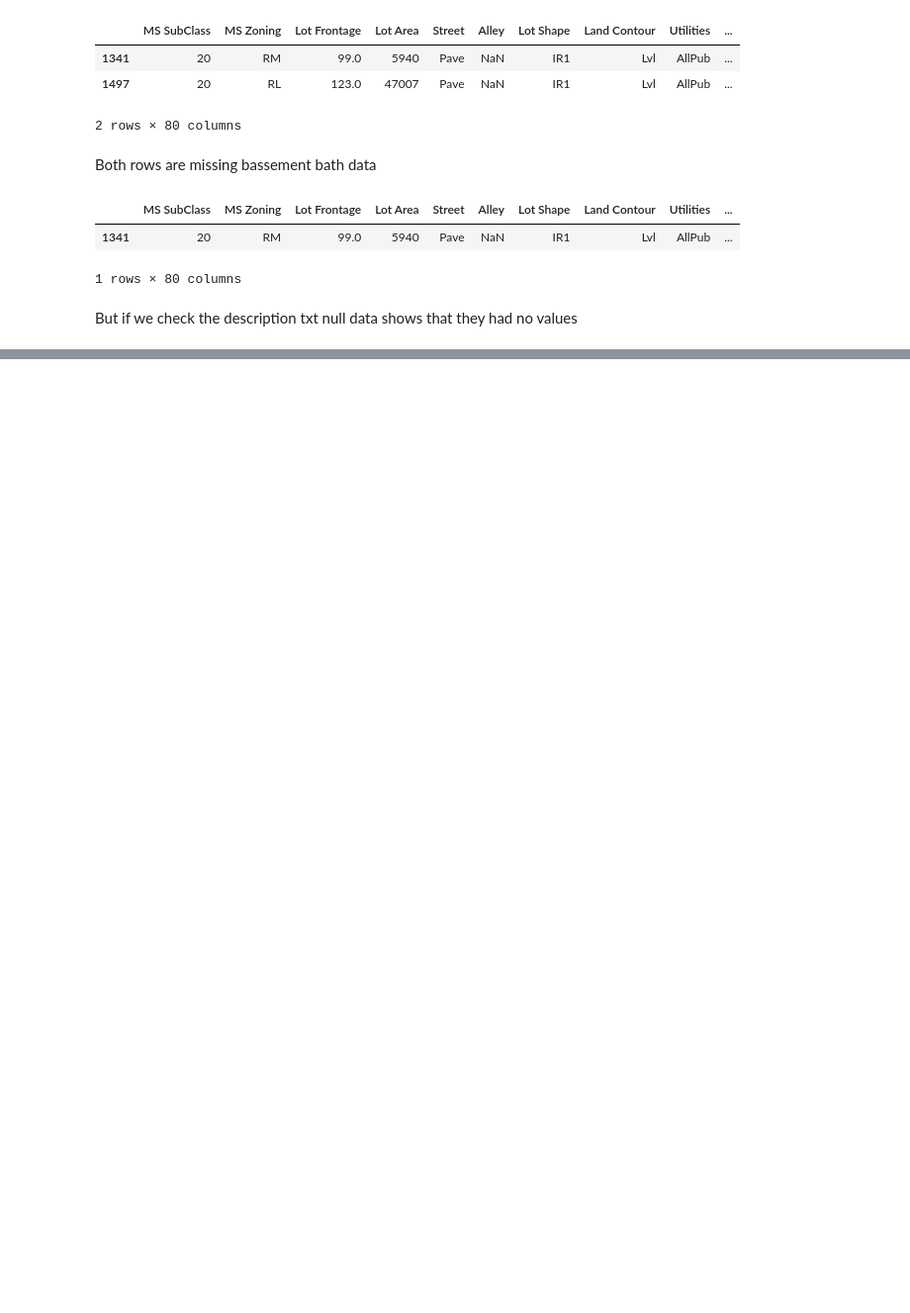
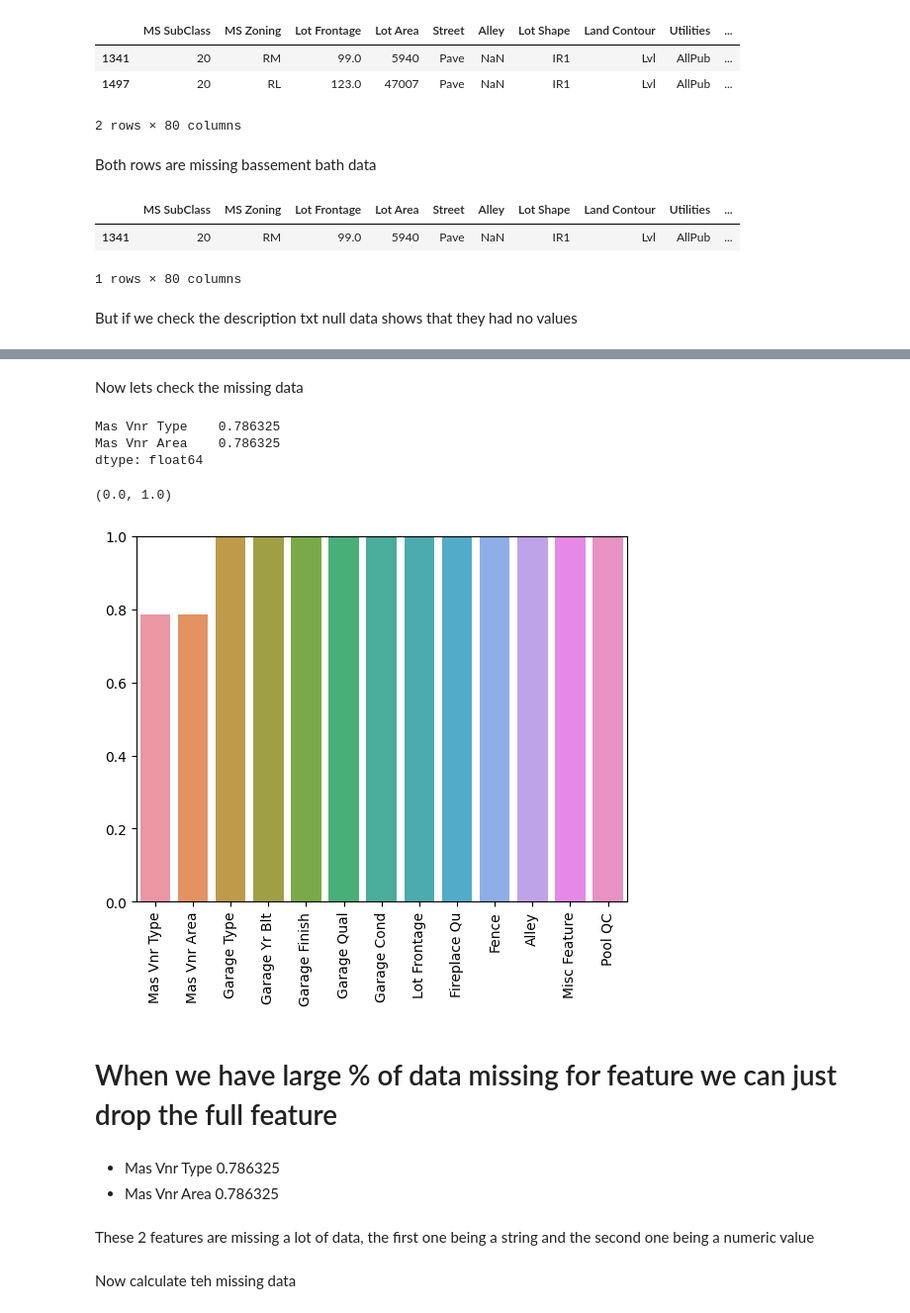
Before and after one commit to RagnarOkayy/DataAnalysisPython, a Jupyter notebook: UdemyDataCleaning.ipynb, the cells around one changed output, grey strips where cells are left out. Shown at 99% size. Saved outputs shown, nothing was run; the diff lists cells and outputs as text; code cells hidden in the pictures; blank space fills up the shorter version.

```diff
--- a/UdemyDataCleaning.ipynb
+++ b/UdemyDataCleaning.ipynb
@@ -490,0 +489,8 @@ Lets set all of them to 0 for numerical and Non for Strings
+# %%
+# BSMT Numeric Columns -> fill na as 0
+bsmt_num_cols = ['BsmtFin SF 1', 'BsmtFin SF 2', 'Bsmt Unf SF','Total Bsmt SF', 'Bsmt Full Bath', 'Bsmt Half Bath']
+df[bsmt_num_cols] = df[bsmt_num_cols].fillna(0) # will fill the with 0
+
+# BSMT String Columns -> fill them with None
+bsmt_string_cols = ['Bsmt Qual', 'Bsmt Cond', 'Bsmt Exposure', 'BsmtFin Type 1', 'BsmtFin Type 2']
+df[bsmt_string_cols] = df[bsmt_string_cols].fillna('None')
@@ -490,0 +529,25 @@ Lets set all of them to 0 for numerical and Non for Strings
+# %% [markdown]
+Now lets check the missing data
+# %%
+percent_nan = percent_missing(df)
+# %%
+percent_nan[percent_nan < 1]
+# %% [output]
+Mas Vnr Type    0.786325
+Mas Vnr Area    0.786325
+dtype: float64
+# %%
+plt.xticks(rotation= 90)
+sns.barplot(x=percent_nan.index, y = percent_nan)
+plt.ylim(0,1)
+# we removed a lot of features from just removing bad rows
+# %% [output]
+(0.0, 1.0)
+[figure, added]
+# %% [markdown]
+# When we have large % of data missing for feature we can just drop the full feature
+# %% [markdown]
+* Mas Vnr Type    0.786325
+* Mas Vnr Area    0.786325
+# %% [markdown]
+These 2 features are missing a lot of data, the first one being a string and the second one being a numeric value
@@ -490,0 +558,2 @@ Lets set all of them to 0 for numerical and Non for Strings
+# %% [markdown]
+Now calculate teh missing data
```
Also changed, not shown: parts of 68 cells of this notebook.
